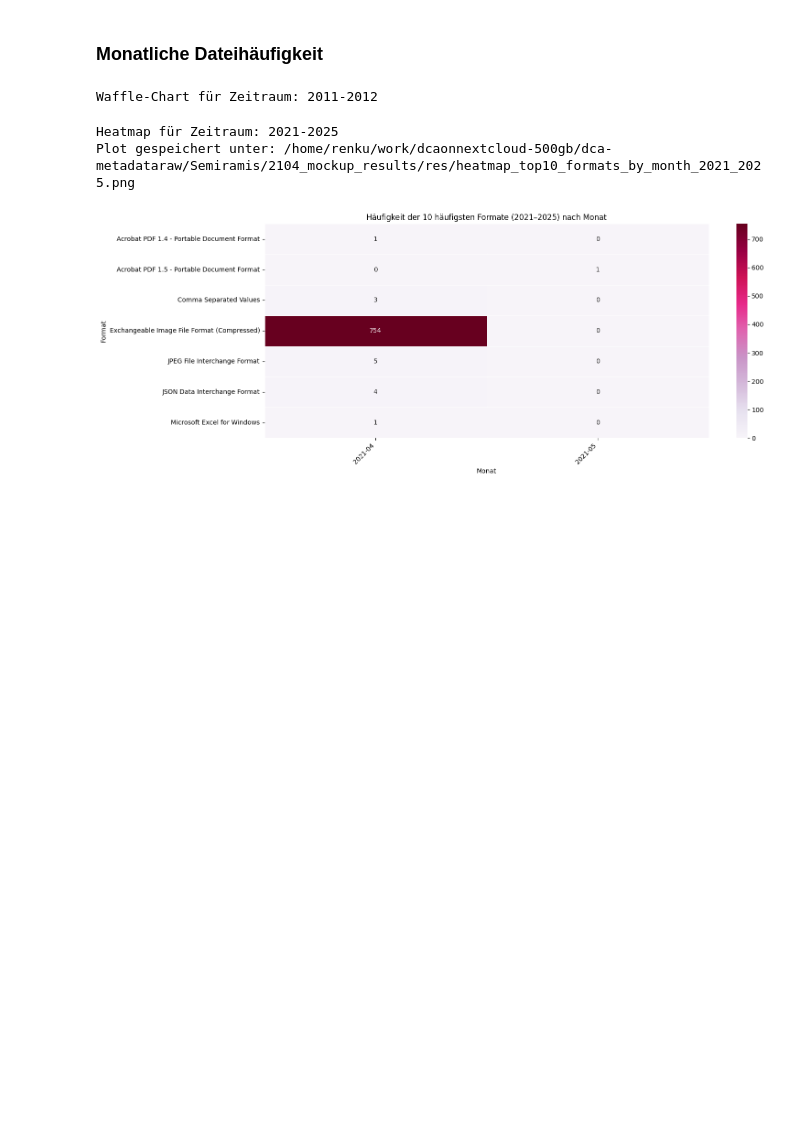
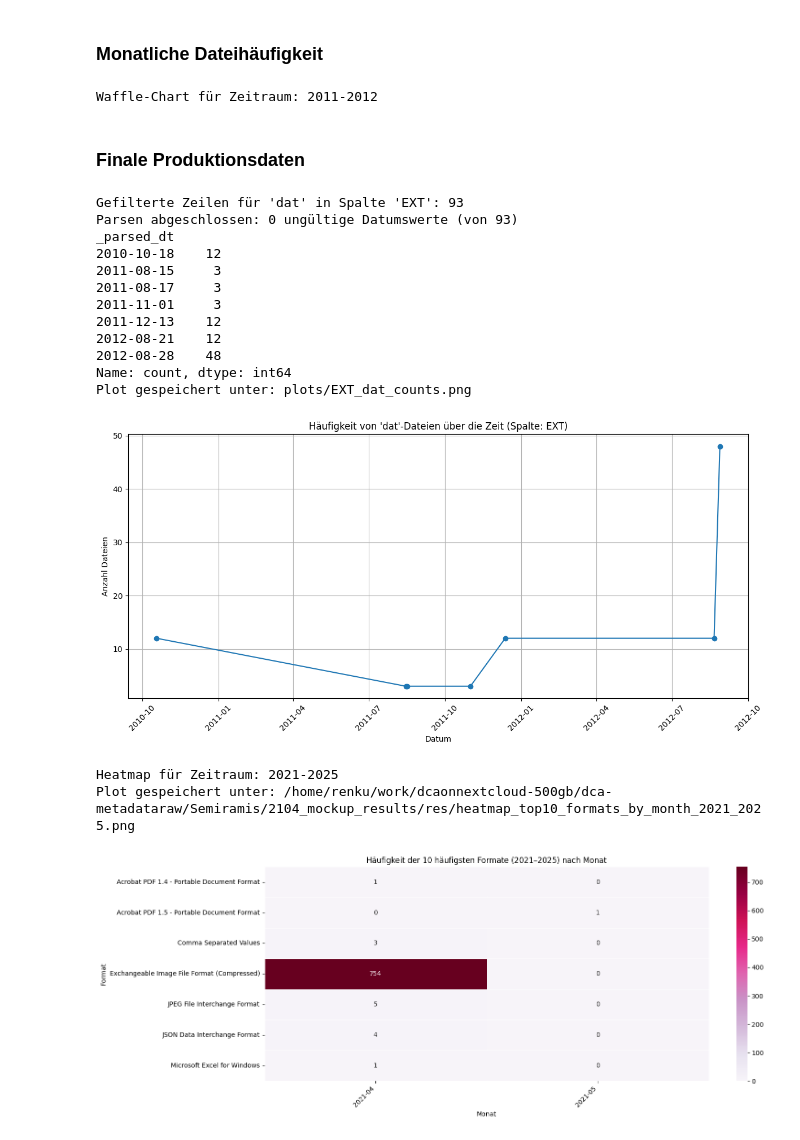
Before and after one commit to AdrianPoellinger/27_DCA_Ingest, a Jupyter notebook: notebooks/DCA_Ingest_2025-11-11_Keller.ipynb, the cells around one changed output. Cells and saved outputs as stored; diff of their text form; code cells hidden in the pictures; blank space fills up the shorter version.

Commit message:
Fixed creation over

```diff
--- a/notebooks/DCA_Ingest_2025-11-11_Keller.ipynb
+++ b/notebooks/DCA_Ingest_2025-11-11_Keller.ipynb
@@ -296,6 +297,29 @@ else:
     print(f"CSV-Datei nicht gefunden: {CSV_PATH}")
 # %% [output]
 Waffle-Chart für Zeitraum: 2011-2012
+# %% [markdown]
+### Finale Produktionsdaten
+# %%
+# Nach src Dateien suchen, die für die Steuerung des KUKA Roboters benötigt werden. Hierzu musste das Analyseskript angepasst werden, weil src nicht von DROID als Fileformat erkannt wurde
+from analyse_format_over_creation_time import analyse_format_over_creation_time_df
+df = pd.read_csv(CSV_PATH)  # ggf sep/encoding anpassen
+
+format = "dat"
+ts = analyse_format_over_creation_time_df(df, format, date_column="creation_iso", output_dir="plots", show_plot=True, verbose=True)
+# %% [output]
+Gefilterte Zeilen für 'dat' in Spalte 'EXT': 93
+Parsen abgeschlossen: 0 ungültige Datumswerte (von 93)
+_parsed_dt
+2010-10-18    12
+2011-08-15     3
+2011-08-17     3
+2011-11-01     3
+2011-12-13    12
+2012-08-21    12
+2012-08-28    48
+Name: count, dtype: int64
+Plot gespeichert unter: plots/EXT_dat_counts.png
+[figure, added]
 # %%
 # Muss noch von LAST_MODIFIED auf creation_iso angepasst werden
 # # Analyse: Heatmap der häufigsten Formate nach Monat
```
Also changed, not shown: parts of 1 cell of this notebook, 3 other files.
